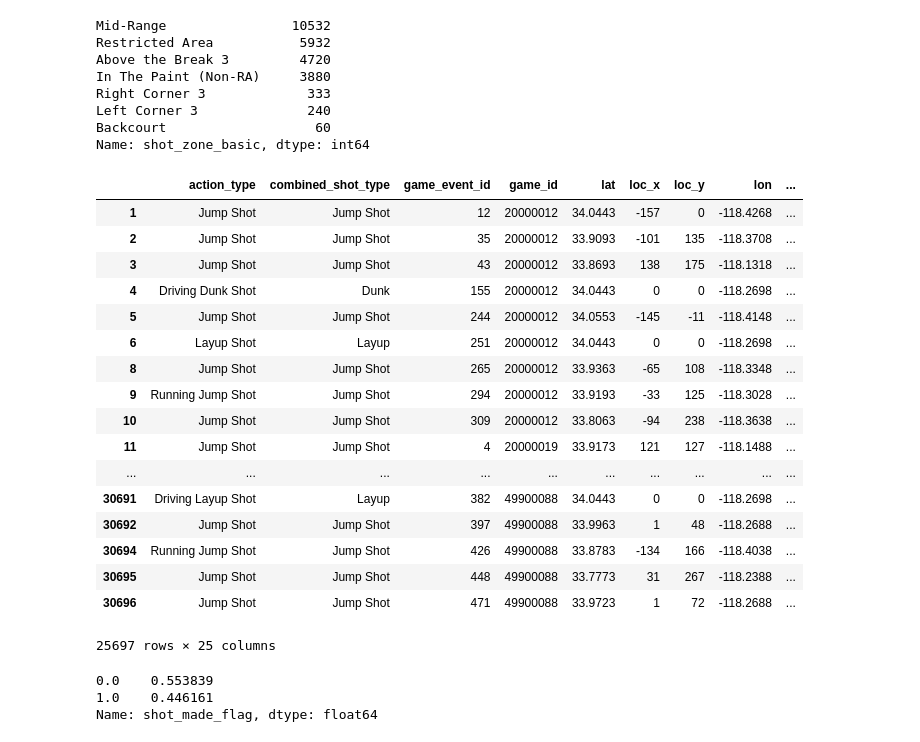
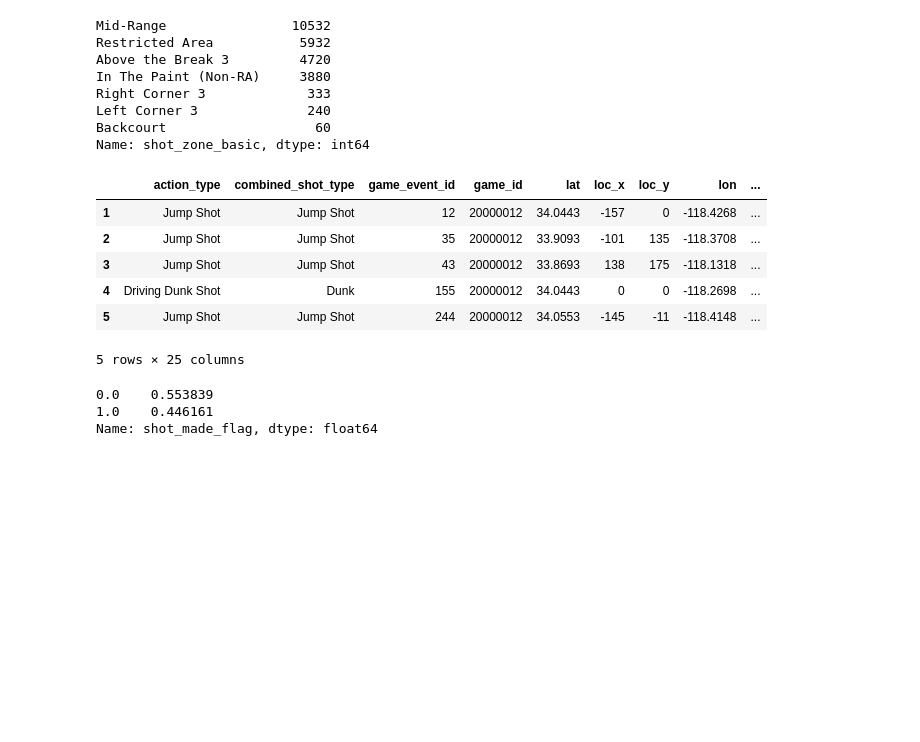
Before and after one commit to philipjslee/mlnn_personal, a Jupyter notebook: assignments/7.ipynb, the cells around one changed output. Drawn from its saved outputs; the diff is of its cells as text; code cells hidden in the pictures; blank space fills up the shorter version.

```diff
--- a/assignments/7.ipynb
+++ b/assignments/7.ipynb
@@ -73,26 +73,15 @@ Left Corner 3              240
 Backcourt                   60
 Name: shot_zone_basic, dtype: int64
 # %%
-kobe
+kobe.head()
 # %% [output]
 |  | action_type | combined_shot_type | game_event_id | game_id | lat | loc_x | loc_y | lon | ... |
 | 1 | Jump Shot | Jump Shot | 12 | 20000012 | 34.0443 | -157 | 0 | -118.4268 | ... |
 | 2 | Jump Shot | Jump Shot | 35 | 20000012 | 33.9093 | -101 | 135 | -118.3708 | ... |
 | 3 | Jump Shot | Jump Shot | 43 | 20000012 | 33.8693 | 138 | 175 | -118.1318 | ... |
 | 4 | Driving Dunk Shot | Dunk | 155 | 20000012 | 34.0443 | 0 | 0 | -118.2698 | ... |
 | 5 | Jump Shot | Jump Shot | 244 | 20000012 | 34.0553 | -145 | -11 | -118.4148 | ... |
-| 6 | Layup Shot | Layup | 251 | 20000012 | 34.0443 | 0 | 0 | -118.2698 | ... |
-| 8 | Jump Shot | Jump Shot | 265 | 20000012 | 33.9363 | -65 | 108 | -118.3348 | ... |
-| 9 | Running Jump Shot | Jump Shot | 294 | 20000012 | 33.9193 | -33 | 125 | -118.3028 | ... |
-| 10 | Jump Shot | Jump Shot | 309 | 20000012 | 33.8063 | -94 | 238 | -118.3638 | ... |
-| 11 | Jump Shot | Jump Shot | 4 | 20000019 | 33.9173 | 121 | 127 | -118.1488 | ... |
-| ... | ... | ... | ... | ... | ... | ... | ... | ... | ... |
-| 30691 | Driving Layup Shot | Layup | 382 | 49900088 | 34.0443 | 0 | 0 | -118.2698 | ... |
-| 30692 | Jump Shot | Jump Shot | 397 | 49900088 | 33.9963 | 1 | 48 | -118.2688 | ... |
-| 30694 | Running Jump Shot | Jump Shot | 426 | 49900088 | 33.8783 | -134 | 166 | -118.4038 | ... |
-| 30695 | Jump Shot | Jump Shot | 448 | 49900088 | 33.7773 | 31 | 267 | -118.2388 | ... |
-| 30696 | Jump Shot | Jump Shot | 471 | 49900088 | 33.9723 | 1 | 72 | -118.2688 | ... |
-25697 rows × 25 columns
+5 rows × 25 columns
 # %%
 kobe.shot_made_flag.value_counts(normalize=True)
 # %% [output]
```
Also changed, not shown: parts of 13 cells of this notebook, 1 other file.
